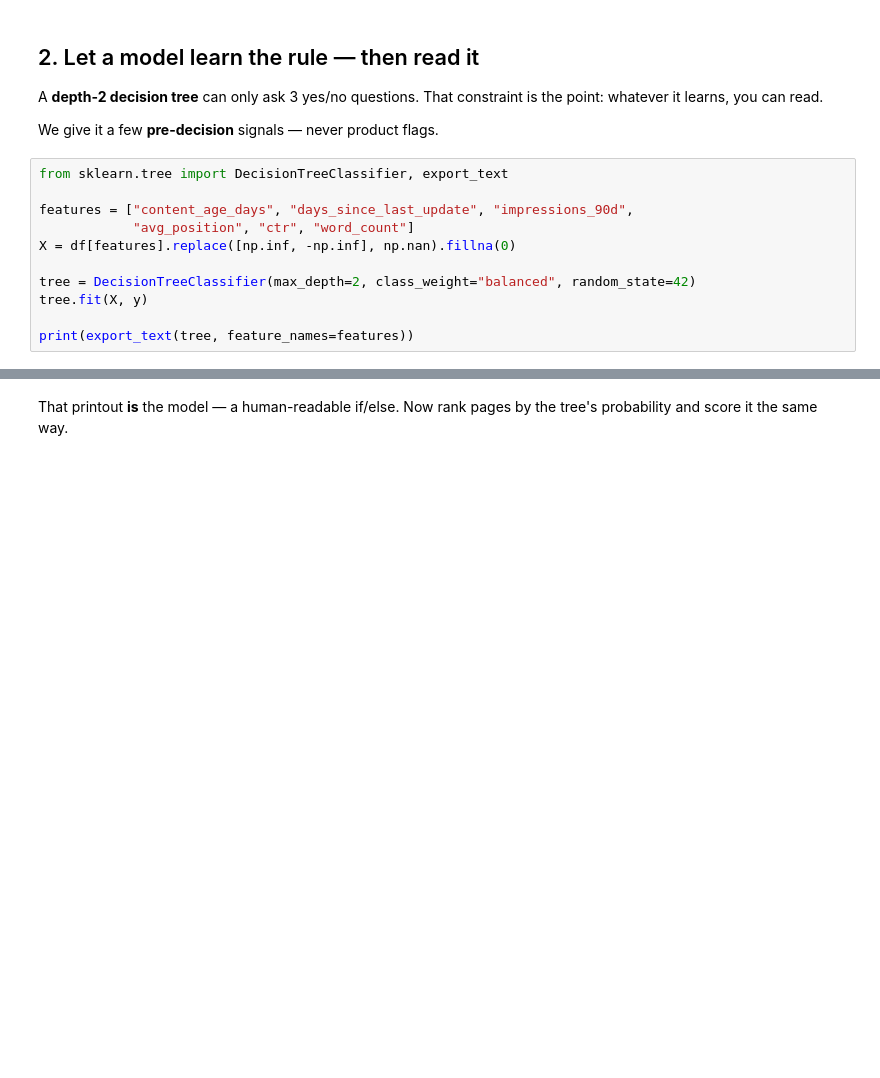
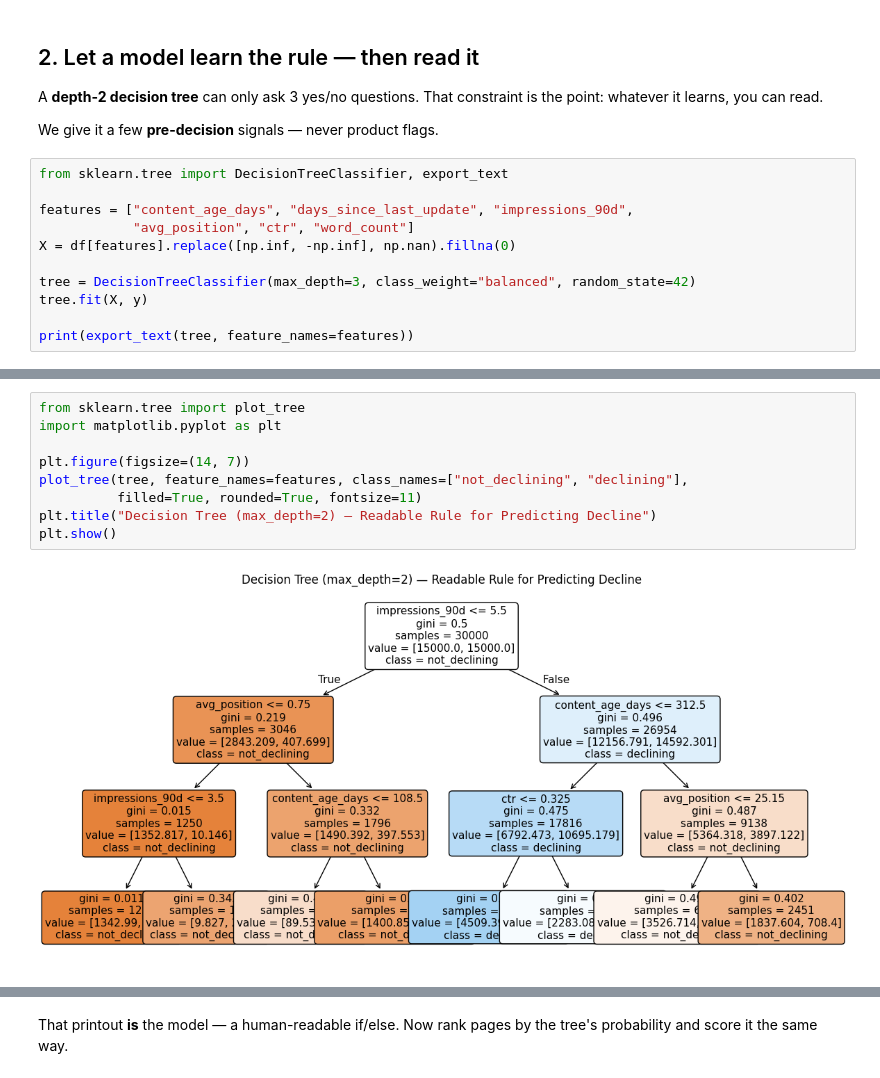
Before and after one commit to imatiq/ML_Internship, a Jupyter notebook: notebooks/02_your_first_readable_model.ipynb, the cells around one changed output, grey strips where cells are left out. Cells and saved outputs as stored; diff of their text form; blank space fills up the shorter version.

```diff
--- a/notebooks/02_your_first_readable_model.ipynb
+++ b/notebooks/02_your_first_readable_model.ipynb
@@ -65,7 +82,7 @@ features = ["content_age_days", "days_since_last_update", "impressions_90d",
             "avg_position", "ctr", "word_count"]
 X = df[features].replace([np.inf, -np.inf], np.nan).fillna(0)
 
-tree = DecisionTreeClassifier(max_depth=2, class_weight="balanced", random_state=42)
+tree = DecisionTreeClassifier(max_depth=3, class_weight="balanced", random_state=42)
 tree.fit(X, y)
 
 print(export_text(tree, feature_names=features))
@@ -71,0 +107,11 @@ print(export_text(tree, feature_names=features))
+# %%
+from sklearn.tree import plot_tree
+import matplotlib.pyplot as plt
+
+plt.figure(figsize=(14, 7))
+plot_tree(tree, feature_names=features, class_names=["not_declining", "declining"],
+          filled=True, rounded=True, fontsize=11)
+plt.title("Decision Tree (max_depth=2) — Readable Rule for Predicting Decline")
+plt.show()
+# %% [output]
+[figure, added]
```
Also changed, not shown: parts of 24 cells of this notebook.
